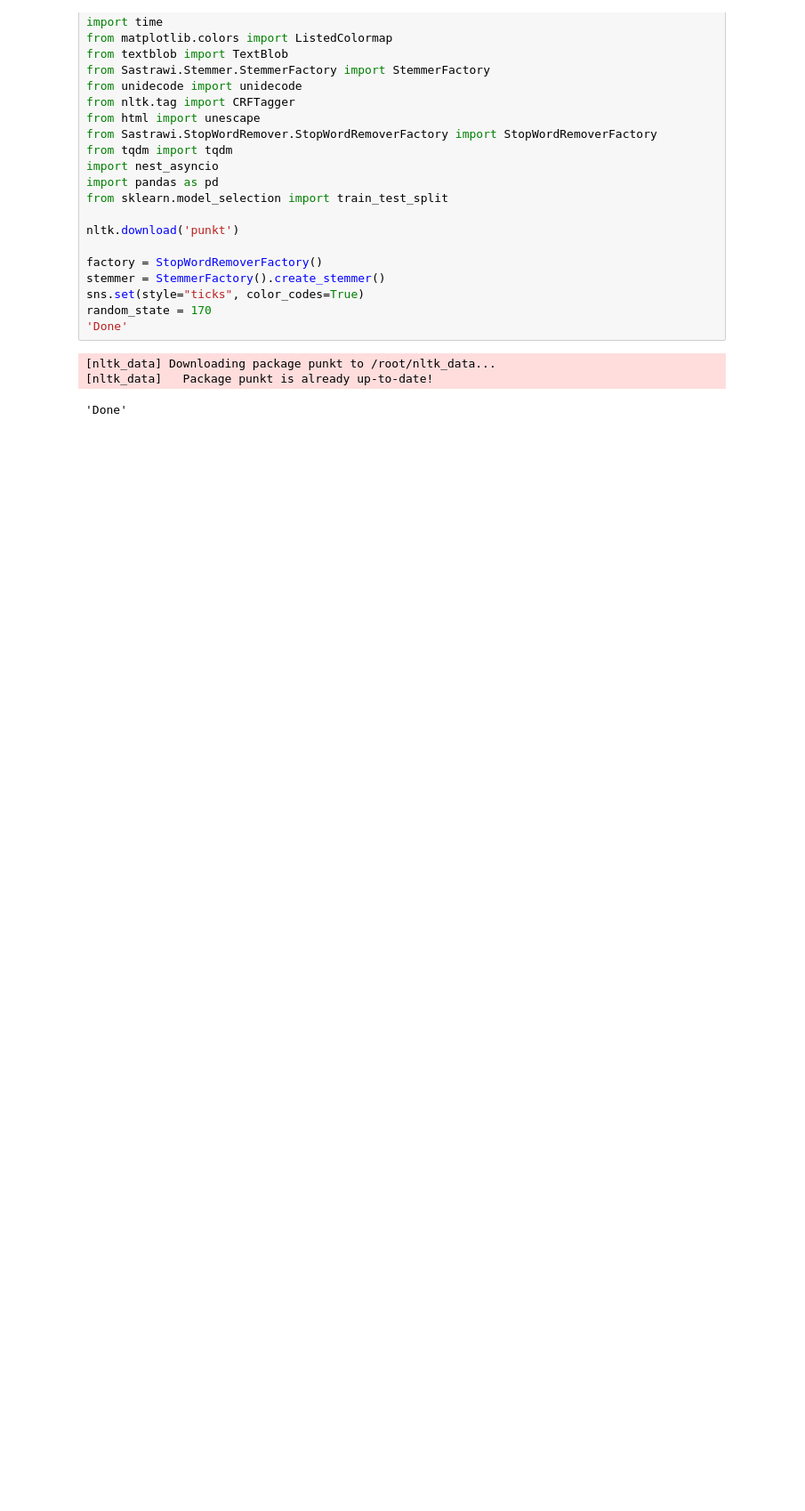
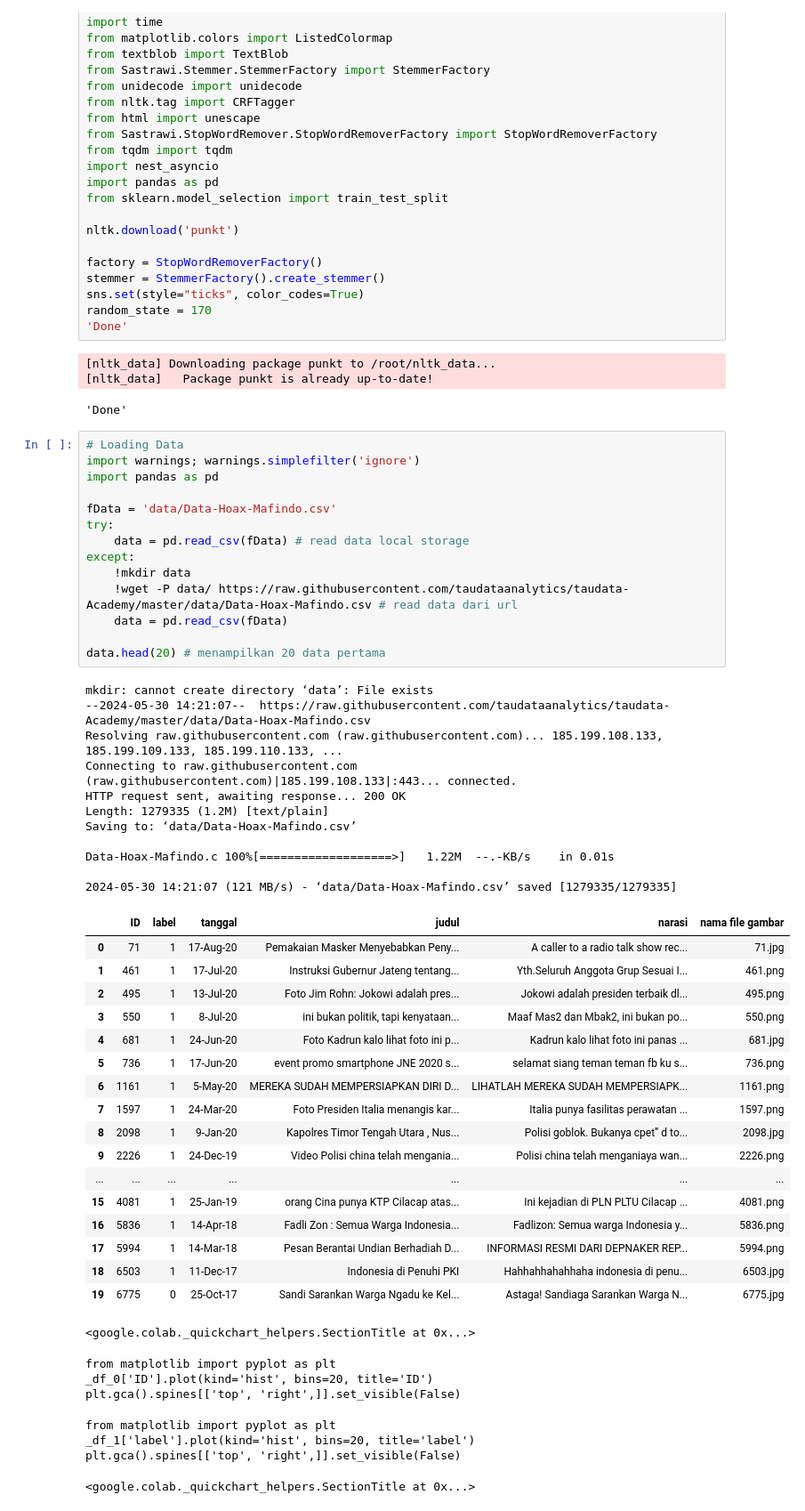
Before and after one commit to shahruroji/shahruroji, a Jupyter notebook: data_mining.ipynb, the cells around one changed output. Shown at 89% size. Cells and saved outputs as stored; diff of their text form; blank space fills up the shorter version.

```diff
--- a/data_mining.ipynb
+++ b/data_mining.ipynb
@@ -110,3 +110,54 @@ random_state = 170
 [nltk_data] Downloading package punkt to /root/nltk_data...
 [nltk_data]   Package punkt is already up-to-date!
 'Done'
+# %%
+# Loading Data
+import warnings; warnings.simplefilter('ignore')
+import pandas as pd
+
+fData = 'data/Data-Hoax-Mafindo.csv'
+try:
+    data = pd.read_csv(fData) # read data local storage
+except:
+    !mkdir data
+    !wget -P data/ https://raw.githubusercontent.com/taudataanalytics/taudata-Academy/master/data/Data-Hoax-Mafindo.csv # read data dari url
+    data = pd.read_csv(fData)
+
+data.head(20) # menampilkan 20 data pertama
+# %% [output]
+mkdir: cannot create directory ‘data’: File exists
+--2024-05-30 14:21:07--  https://raw.githubusercontent.com/taudataanalytics/taudata-Academy/master/data/Data-Hoax-Mafindo.csv
+Resolving raw.githubusercontent.com (raw.githubusercontent.com)... 185.199.108.133, 185.199.109.133, 185.199.110.133, ...
+Connecting to raw.githubusercontent.com (raw.githubusercontent.com)|185.199.108.133|:443... connected.
+HTTP request sent, awaiting response... 200 OK
+Length: 1279335 (1.2M) [text/plain]
+Saving to: ‘data/Data-Hoax-Mafindo.csv’
+
+Data-Hoax-Mafindo.c 100%[===================>]   1.22M  --.-KB/s    in 0.01s
+
+2024-05-30 14:21:07 (121 MB/s) - ‘data/Data-Hoax-Mafindo.csv’ saved [1279335/1279335]
+|  | ID | label | tanggal | judul | narasi | nama file gambar |
+| 0 | 71 | 1 | 17-Aug-20 | Pemakaian Masker Menyebabkan Peny... | A caller to a radio talk show rec... | 71.jpg |
+| 1 | 461 | 1 | 17-Jul-20 | Instruksi Gubernur Jateng tentang... | Yth.Seluruh Anggota Grup Sesuai I... | 461.png |
+| 2 | 495 | 1 | 13-Jul-20 | Foto Jim Rohn: Jokowi adalah pres... | Jokowi adalah presiden terbaik dl... | 495.png |
+| 3 | 550 | 1 | 8-Jul-20 | ini bukan politik, tapi kenyataan... | Maaf Mas2 dan Mbak2, ini bukan po... | 550.png |
+| 4 | 681 | 1 | 24-Jun-20 | Foto Kadrun kalo lihat foto ini p... | Kadrun kalo lihat foto ini panas ... | 681.jpg |
+| 5 | 736 | 1 | 17-Jun-20 | event promo smartphone JNE 2020 s... | selamat siang teman teman fb ku s... | 736.png |
+| 6 | 1161 | 1 | 5-May-20 | MEREKA SUDAH MEMPERSIAPKAN DIRI D... | LIHATLAH MEREKA SUDAH MEMPERSIAPK... | 1161.png |
+| 7 | 1597 | 1 | 24-Mar-20 | Foto Presiden Italia menangis kar... | Italia punya fasilitas perawatan ... | 1597.png |
+| 8 | 2098 | 1 | 9-Jan-20 | Kapolres Timor Tengah Utara , Nus... | Polisi goblok. Bukanya cpet” d to... | 2098.jpg |
+| 9 | 2226 | 1 | 24-Dec-19 | Video Polisi china telah mengania... | Polisi china telah menganiaya wan... | 2226.png |
+| ... | ... | ... | ... | ... | ... | ... |
+| 15 | 4081 | 1 | 25-Jan-19 | orang Cina punya KTP Cilacap atas... | Ini kejadian di PLN PLTU Cilacap ... | 4081.png |
+| 16 | 5836 | 1 | 14-Apr-18 | Fadli Zon : Semua Warga Indonesia... | Fadlizon: Semua warga Indonesia y... | 5836.png |
+| 17 | 5994 | 1 | 14-Mar-18 | Pesan Berantai Undian Berhadiah D... | INFORMASI RESMI DARI DEPNAKER REP... | 5994.png |
+| 18 | 6503 | 1 | 11-Dec-17 | Indonesia di Penuhi PKI | Hahhahhahahhaha indonesia di penu... | 6503.jpg |
+| 19 | 6775 | 0 | 25-Oct-17 | Sandi Sarankan Warga Ngadu ke Kel... | Astaga! Sandiaga Sarankan Warga N... | 6775.jpg |
+<google.colab._quickchart_helpers.SectionTitle at 0x...>
+from matplotlib import pyplot as plt
+_df_0['ID'].plot(kind='hist', bins=20, title='ID')
+plt.gca().spines[['top', 'right',]].set_visible(False)
+from matplotlib import pyplot as plt
+_df_1['label'].plot(kind='hist', bins=20, title='label')
+plt.gca().spines[['top', 'right',]].set_visible(False)
+<google.colab._quickchart_helpers.SectionTitle at 0x...>
```
Also changed, not shown: parts of 35 cells of this notebook.
